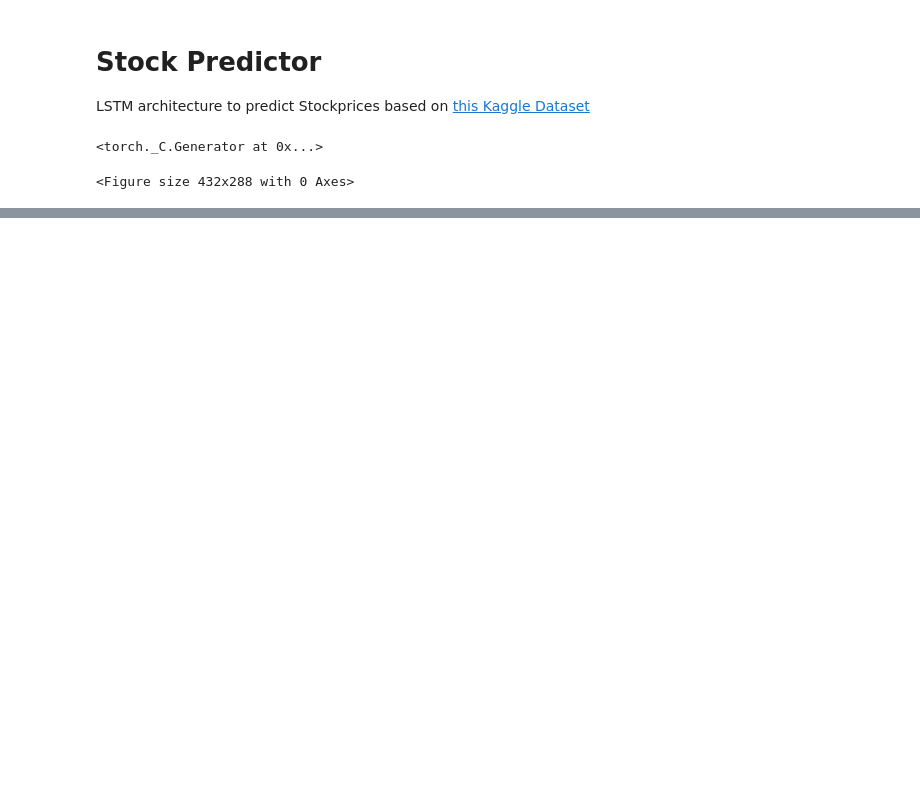
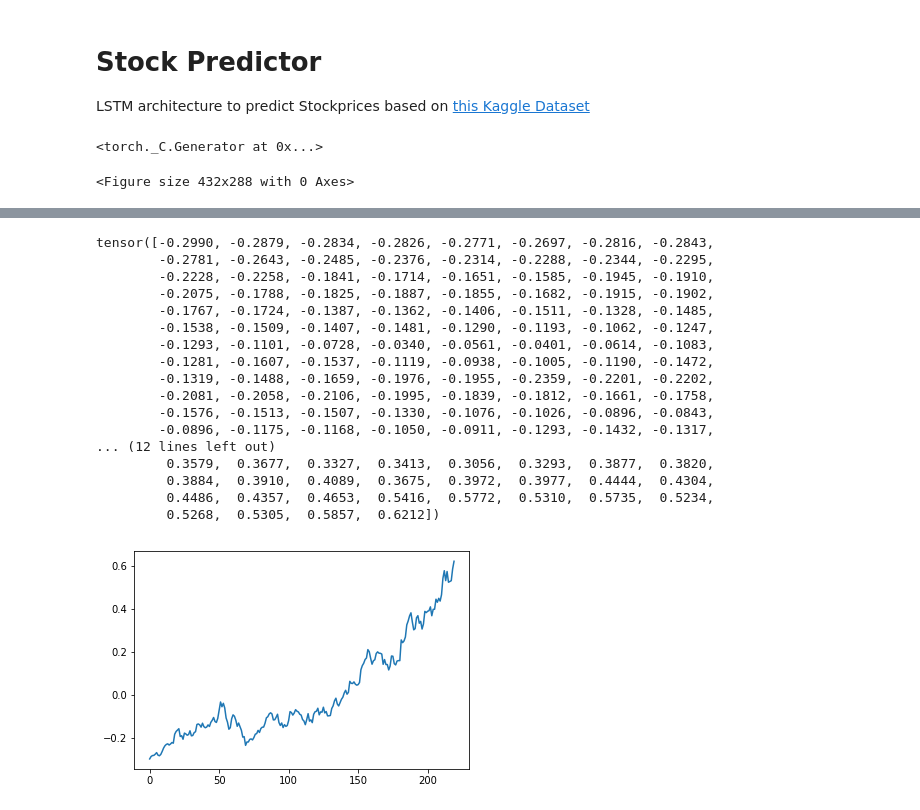
Before and after one commit to Xnartharax/MachineLearning-experiments, a Jupyter notebook: TorchTestLSTM.ipynb, the cells around one changed output, grey strips where cells are left out. Saved outputs shown, nothing was run; the diff lists cells and outputs as text; code cells hidden in the pictures; blank space fills up the shorter version.

```diff
--- a/TorchTestLSTM.ipynb
+++ b/TorchTestLSTM.ipynb
@@ -138,3 +120,26 @@ tensor([0.2521])
 # %%
 #saving
 torch.save(model.state_dict(), "./model.sav")
+# %%
+plt.plot(target[:, 11].numpy())
+print(target[:, 11])
+plt.show()
+# %% [output]
+tensor([-0.2990, -0.2879, -0.2834, -0.2826, -0.2771, -0.2697, -0.2816, -0.2843,
+        -0.2781, -0.2643, -0.2485, -0.2376, -0.2314, -0.2288, -0.2344, -0.2295,
+        -0.2228, -0.2258, -0.1841, -0.1714, -0.1651, -0.1585, -0.1945, -0.1910,
+        -0.2075, -0.1788, -0.1825, -0.1887, -0.1855, -0.1682, -0.1915, -0.1902,
+        -0.1767, -0.1724, -0.1387, -0.1362, -0.1406, -0.1511, -0.1328, -0.1485,
+        -0.1538, -0.1509, -0.1407, -0.1481, -0.1290, -0.1193, -0.1062, -0.1247,
+        -0.1293, -0.1101, -0.0728, -0.0340, -0.0561, -0.0401, -0.0614, -0.1083,
+        -0.1281, -0.1607, -0.1537, -0.1119, -0.0938, -0.1005, -0.1190, -0.1472,
+        -0.1319, -0.1488, -0.1659, -0.1976, -0.1955, -0.2359, -0.2201, -0.2202,
+        -0.2081, -0.2058, -0.2106, -0.1995, -0.1839, -0.1812, -0.1661, -0.1758,
+        -0.1576, -0.1513, -0.1507, -0.1330, -0.1076, -0.1026, -0.0896, -0.0843,
+        -0.0896, -0.1175, -0.1168, -0.1050, -0.0911, -0.1293, -0.1432, -0.1317,
+... (12 lines left out)
+         0.3579,  0.3677,  0.3327,  0.3413,  0.3056,  0.3293,  0.3877,  0.3820,
+         0.3884,  0.3910,  0.4089,  0.3675,  0.3972,  0.3977,  0.4444,  0.4304,
+         0.4486,  0.4357,  0.4653,  0.5416,  0.5772,  0.5310,  0.5735,  0.5234,
+         0.5268,  0.5305,  0.5857,  0.6212])
+[figure, added]
```
Also changed, not shown: parts of 5 cells of this notebook, 1 other file.
